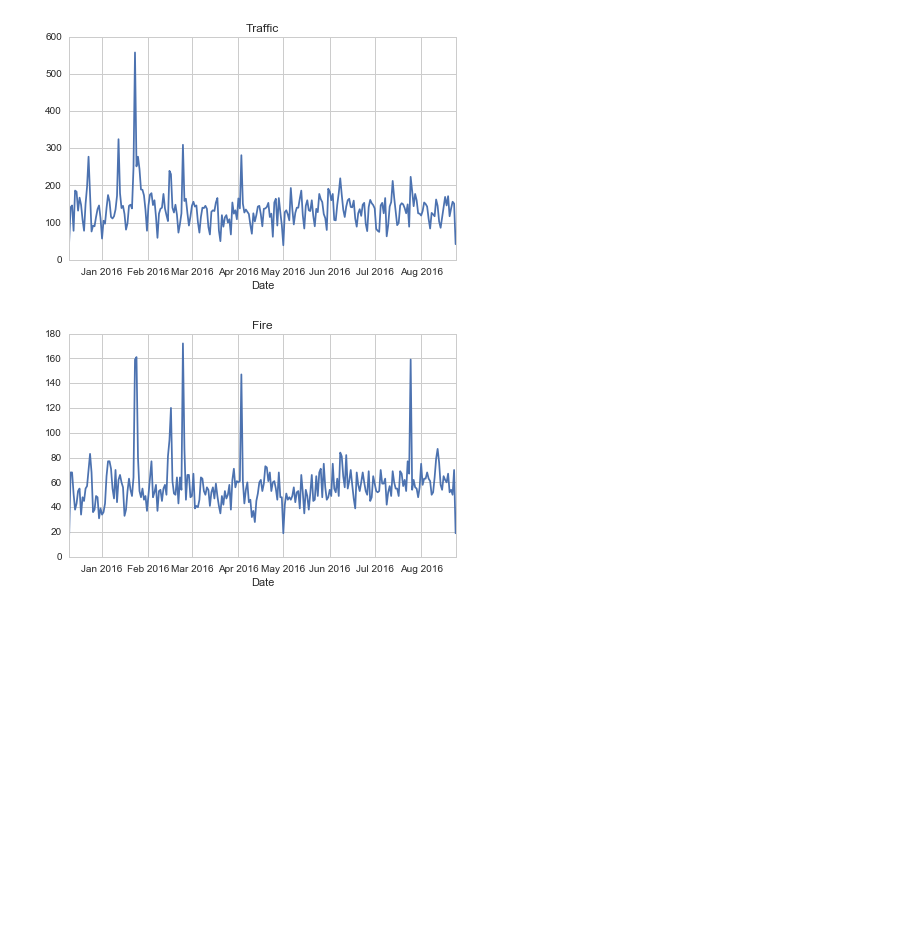
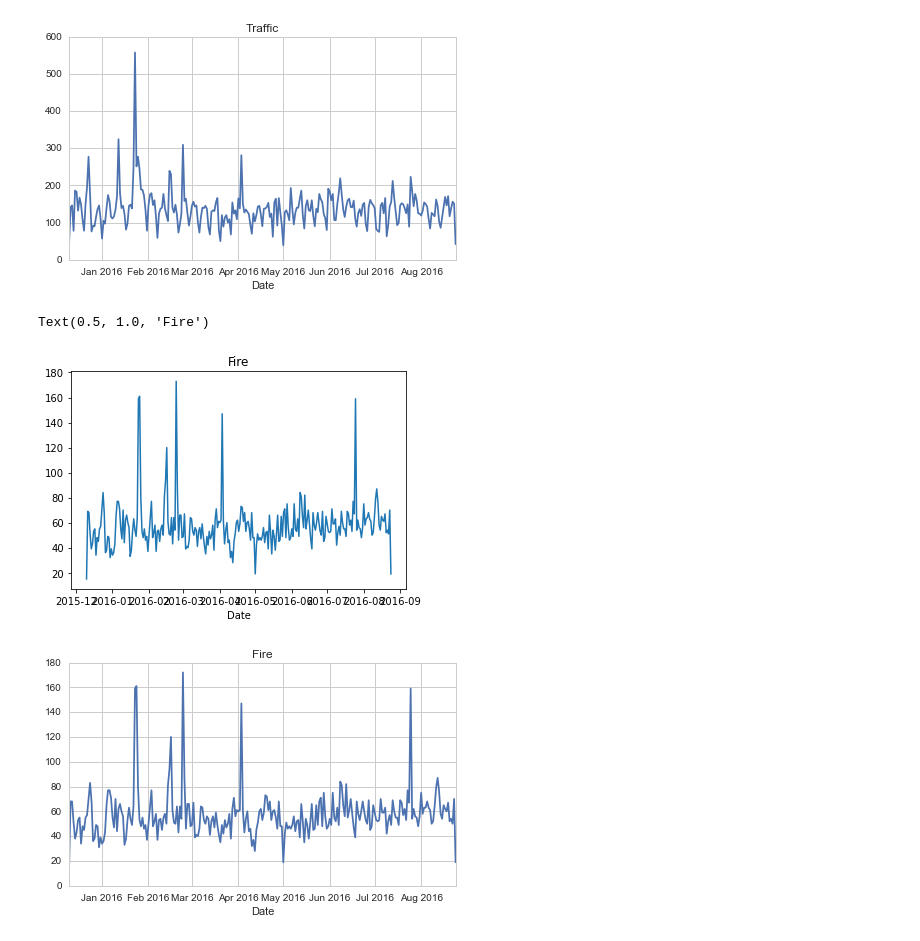
Before and after one commit to makncheese69420/911-Capstone-Project, a Jupyter notebook: 01-911 Calls Data Capstone Project.ipynb, the cells around one changed output. Saved outputs shown, nothing was run; the diff lists cells and outputs as text; code cells hidden in the pictures; blank space fills up the shorter version.

```diff
--- a/01-911 Calls Data Capstone Project.ipynb
+++ b/01-911 Calls Data Capstone Project.ipynb
@@ -287,6 +287,12 @@ Text(0.5, 1.0, 'Traffic')
 # %%
 # %% [output]
 [figure]
+# %%
+df[df['Reasons']=='Fire'].groupby(by='Date').count()['lat'].plot()
+plt.title('Fire')
+# %% [output]
+Text(0.5, 1.0, 'Fire')
+[figure, added]
 # %%
 # %% [output]
 [figure]
```
Also changed, not shown: parts of 4 cells of this notebook.
